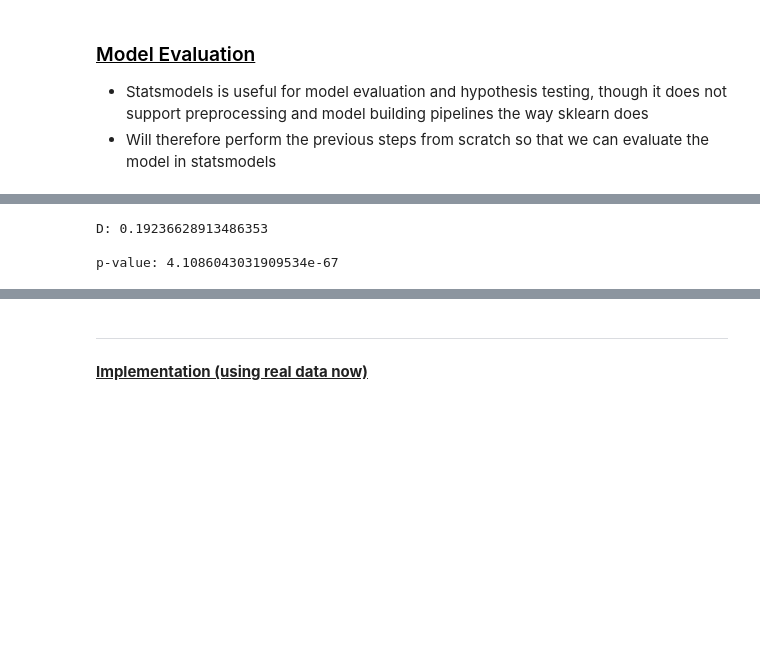
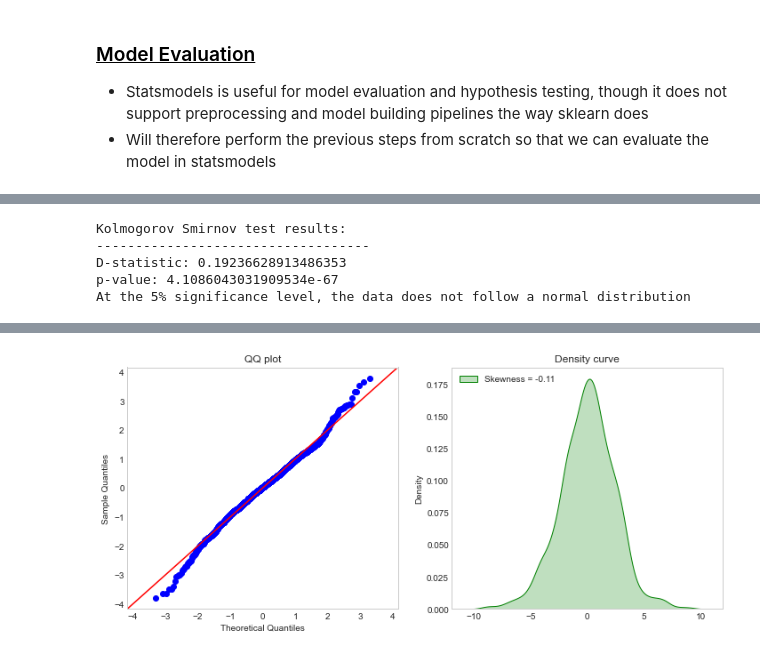
Before and after one commit to noahrubin989/Regression-Project, a Jupyter notebook: build_models/OLS.ipynb, the cells around one changed output, grey strips where cells are left out. Saved outputs shown, nothing was run; the diff lists cells and outputs as text; code cells hidden in the pictures; blank space fills up the shorter version.

```diff
--- a/build_models/OLS.ipynb
+++ b/build_models/OLS.ipynb
@@ -530,8 +478,10 @@ This graph shows a CDF (red) vs an ECDF (blue), with the D statistic being the m
 ![Random Unsplash Image](https://upload.wikimedia.org/wikipedia/commons/c/cf/KS_Example.png)
 # %%
 # Call the function
-ols_functions.check_residual_normality(model, residual_data = model.resid);
+helper_funcs.check_residual_normality(model, residual_data = model.resid);
 # %% [output]
-D: 0.19236628913486353
-
+Kolmogorov Smirnov test results:
+-----------------------------------
+D-statistic: 0.19236628913486353
 p-value: 4.1086043031909534e-67
+At the 5% significance level, the data does not follow a normal distribution
@@ -539,4 +488 @@ p-value: 4.1086043031909534e-67
+[figure, added]
-# %% [markdown]
----
-# %% [markdown]
-<ins>**Implementation (using real data now)**</ins>
```
Also changed, not shown: parts of 27 cells of this notebook, 2 other files.
